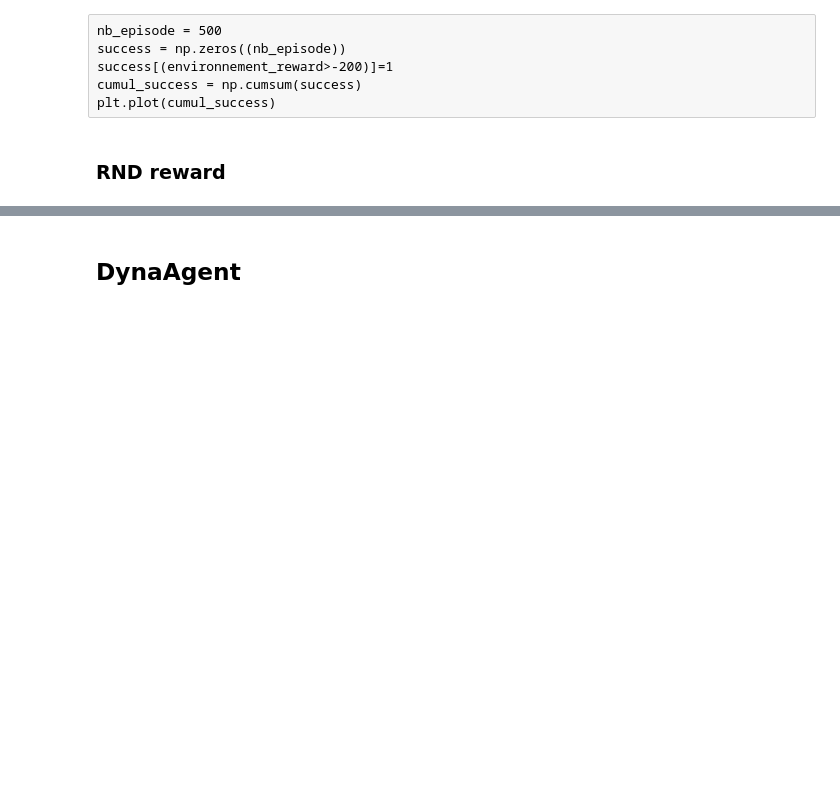
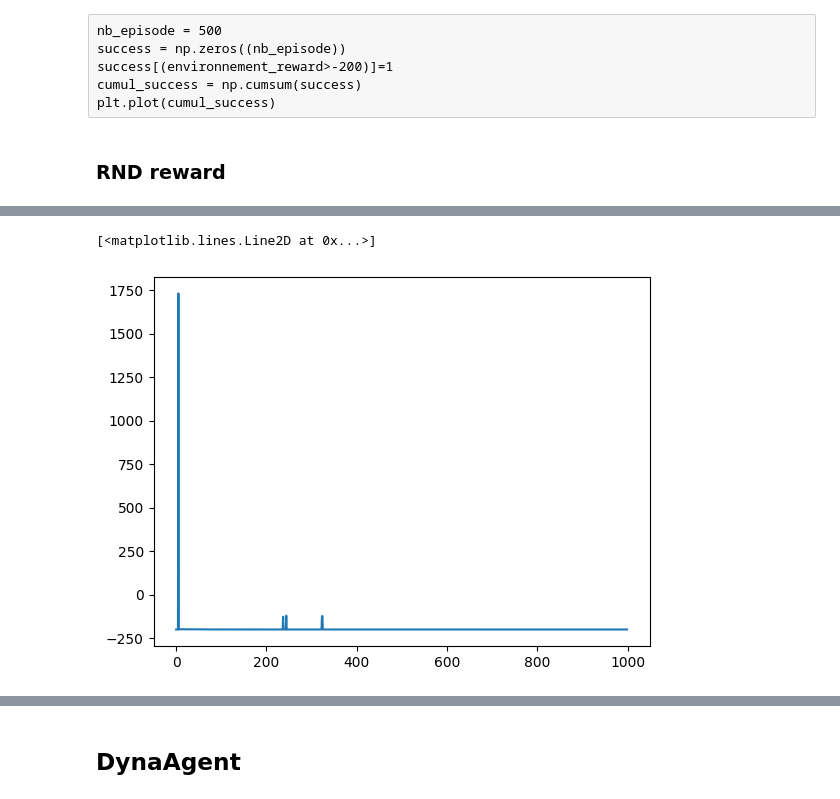
Before and after one commit to schiesser/MontainCar, a Jupyter notebook: Code/test.ipynb, the cells around one changed output, grey strips where cells are left out. Saved outputs shown, nothing was run; the diff lists cells and outputs as text; code cells hidden in the pictures; blank space fills up the shorter version.

```diff
--- a/Code/test.ipynb
+++ b/Code/test.ipynb
@@ -91,0 +98,5 @@ plt.plot(testDQN.observations)
+# %%
+plt.plot(total_reward)
+# %% [output]
+[<matplotlib.lines.Line2D at 0x...>]
+[figure, added]
```
Also changed, not shown: parts of 9 cells of this notebook, 1 other file.
